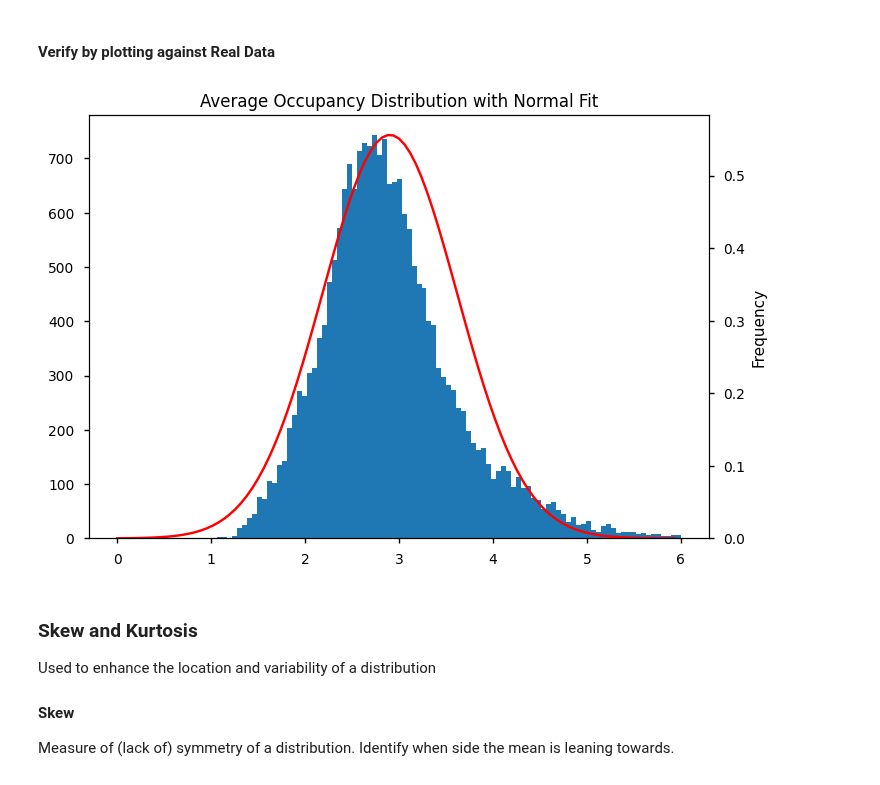
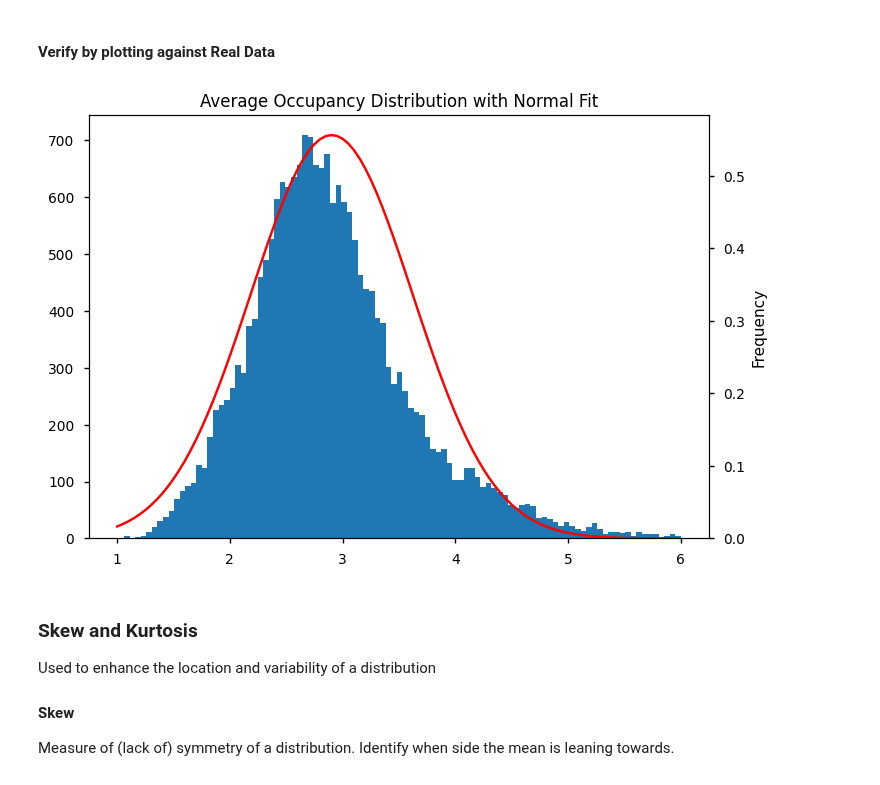
Before and after one commit to punitarani/MAT-494, a Jupyter notebook: 2.2 Probability Distribution.ipynb, the cells around one changed output. Saved outputs shown, nothing was run; the diff lists cells and outputs as text; code cells hidden in the pictures.

Commit message:
Update: AveOccup plots from 1 to 11. Add: AveRooms Normal Distribution with Skew.

```diff
--- a/2.2 Probability Distribution.ipynb
+++ b/2.2 Probability Distribution.ipynb
@@ -125,7 +125,8 @@ we can see that it is a slightly right-skewed normally distribution.
 # %%
 # AveRooms_vals = chdf["AveRooms"].unique()
 # Filter to between 0 and 6 by removing outliers
-AveOccup_vals = chdf[chdf["AveOccup"] <= 6]["AveOccup"]
+aoa, aob = 1, 6
+AveOccup_vals = chdf[chdf["AveOccup"].between(aoa, aob)]["AveOccup"]
 
 plt.figure()
 plt.hist(AveOccup_vals, bins=100)
@@ -206,22 +207,22 @@ Cumulative Probability (cdf) of Average Occupancies:
 # %% [markdown]
 #### Verify by plotting against Real Data
 # %%
-AveOccup_vals_probs = [solve_norm_pdf(AveOccup_mean, AveOccup_std, val*6/100) for val in range(0, 100)]
+AveOccup_vals_probs = [solve_norm_pdf(AveOccup_mean, AveOccup_std, val*(aob-aoa)/100+1) for val in range(0, 100)]
 
 ao_fig, ao_ax = plt.subplots()
 
 ao_ax.hist(AveOccup_vals, bins=100)
 
 ao_ax2 = ao_ax.twinx()
-ao_ax2.plot([(val*6/100) for val in range(0, 100)], AveOccup_vals_probs, color="red")
+ao_ax2.plot([val*(aob-aoa)/100+1 for val in range(0, 100)], AveOccup_vals_probs, color="red")
 ao_ax2.set_ylim(bottom=0)
 
 plt.title("Average Occupancy Distribution with Normal Fit")
 plt.xlabel("# People")
 plt.ylabel("Frequency")
 plt.show()
 # %% [output]
-[figure, old version]
+[figure, new version]
 # %% [markdown]
 ### Skew and Kurtosis
 
```
Also changed, not shown: parts of 10 cells of this notebook.
